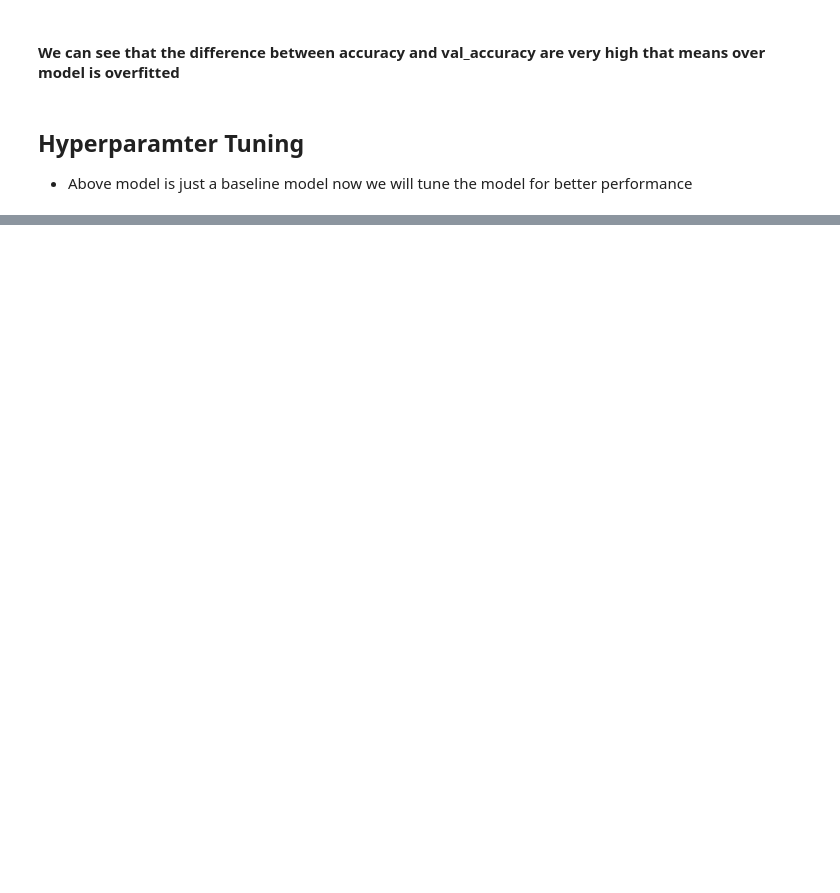
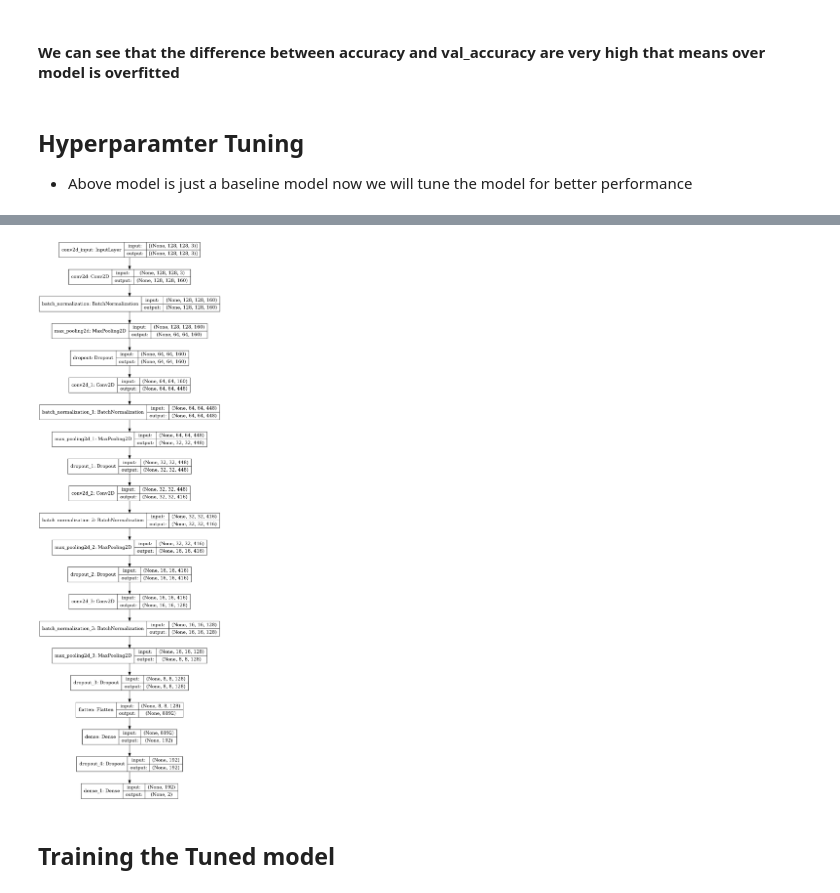
Before and after one commit to karan842/kaggle-notebooks, a Jupyter notebook: brain-tumor-detection.ipynb, the cells around one changed output, grey strips where cells are left out. Drawn from its saved outputs; the diff is of its cells as text; code cells hidden in the pictures; blank space fills up the shorter version.

```diff
--- a/brain-tumor-detection.ipynb
+++ b/brain-tumor-detection.ipynb
@@ -547,7 +570,7 @@ def build_model(hp):
     op_act = hp.Choice('op_act',values=['sigmoid','tanh'])
     model.add(Dense(2,activation=op_act))
 
-    optimizer = hp.Choice('opt_1',values=['sgd','adam','rmsprop','adadelts'])
+    optimizer = hp.Choice('opt_1',values=['sgd','adam','rmsprop','adadelta'])
     model.compile(optimizer=optimizer, loss='binary_crossentropy',metrics=['accuracy'])
 
     return model
@@ -555,7 +578,7 @@ def build_model(hp):
 # initializing the tuner
 tuner = kt.RandomSearch(build_model,
                        objective='val_accuracy',
-                       max_trials=10,
+                       max_trials=5,
                        directory='tumor_detecton',
-                       project_name='1st_trial')
+                       project_name='2st_trial')
 # %%
@@ -564,0 +608,3 @@ KeyboardInterrupt:
+# %%
+## get the top model architecture
+model_tuned = tuner.get_best_models(num_models=1)[0]
@@ -564,0 +631,7 @@ KeyboardInterrupt:
+# %%
+# Plot the model summary
+plot_model(model_tuned, to_file='model_summary.png', show_shapes=True)
+# %% [output]
+[figure, added]
+# %% [markdown]
+## Training the Tuned model
```
Also changed, not shown: parts of 15 cells of this notebook.
